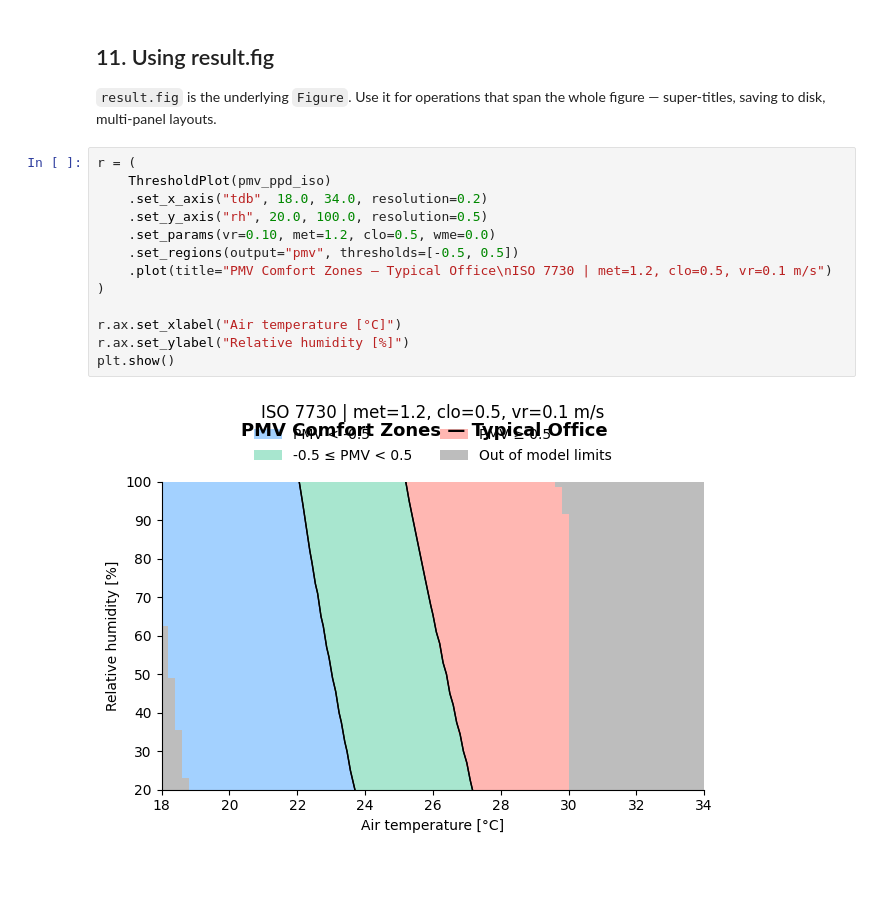
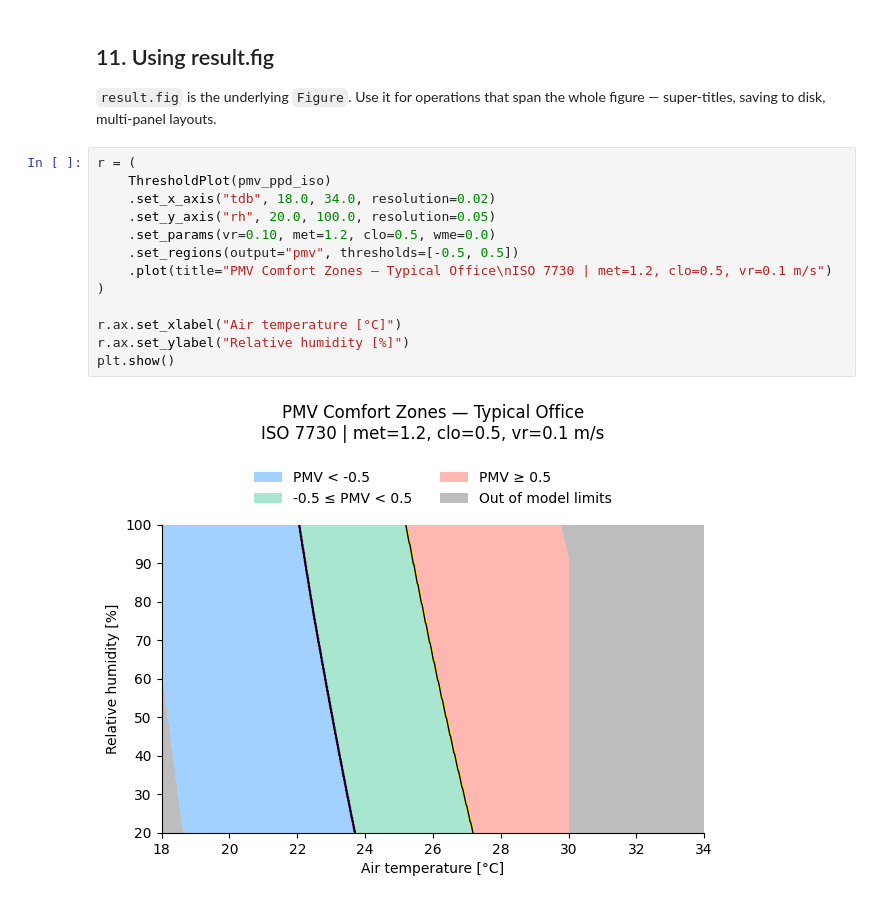
Before and after one commit to pythermalcomfort/pythermalcomfort, a Jupyter notebook: docs/documentation/plots/matplotlib/threshold_plot.ipynb, the cells around one changed output. Cells and saved outputs as stored; diff of their text form; blank space fills up the shorter version.

```diff
--- a/docs/documentation/plots/matplotlib/threshold_plot.ipynb
+++ b/docs/documentation/plots/matplotlib/threshold_plot.ipynb
@@ -271,15 +272,15 @@ plt.show()
 # %%
 r = (
     ThresholdPlot(pmv_ppd_iso)
-    .set_x_axis("tdb", 18.0, 34.0, resolution=0.2)
-    .set_y_axis("rh", 20.0, 100.0, resolution=0.5)
+    .set_x_axis("tdb", 18.0, 34.0, resolution=0.02)
+    .set_y_axis("rh", 20.0, 100.0, resolution=0.05)
     .set_params(vr=0.10, met=1.2, clo=0.5, wme=0.0)
     .set_regions(output="pmv", thresholds=[-0.5, 0.5])
     .plot(title="PMV Comfort Zones — Typical Office\nISO 7730 | met=1.2, clo=0.5, vr=0.1 m/s")
 )
 
 r.ax.set_xlabel("Air temperature [°C]")
 r.ax.set_ylabel("Relative humidity [%]")
 plt.show()
 # %% [output]
-[figure, old version]
+[figure, new version]
```
Also changed, not shown: parts of 8 cells of this notebook, 3 other files.
